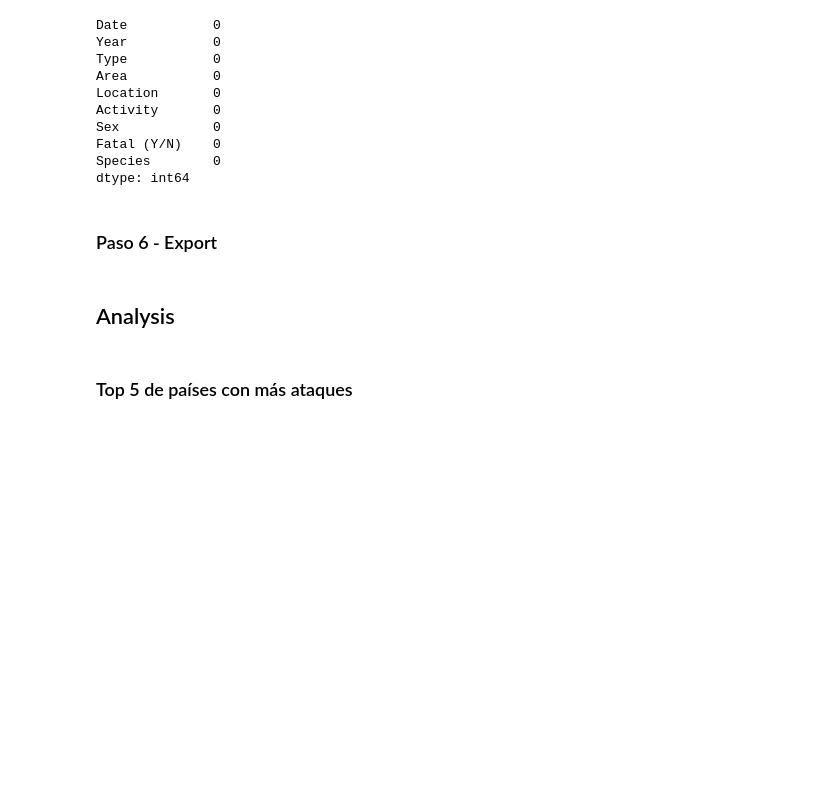
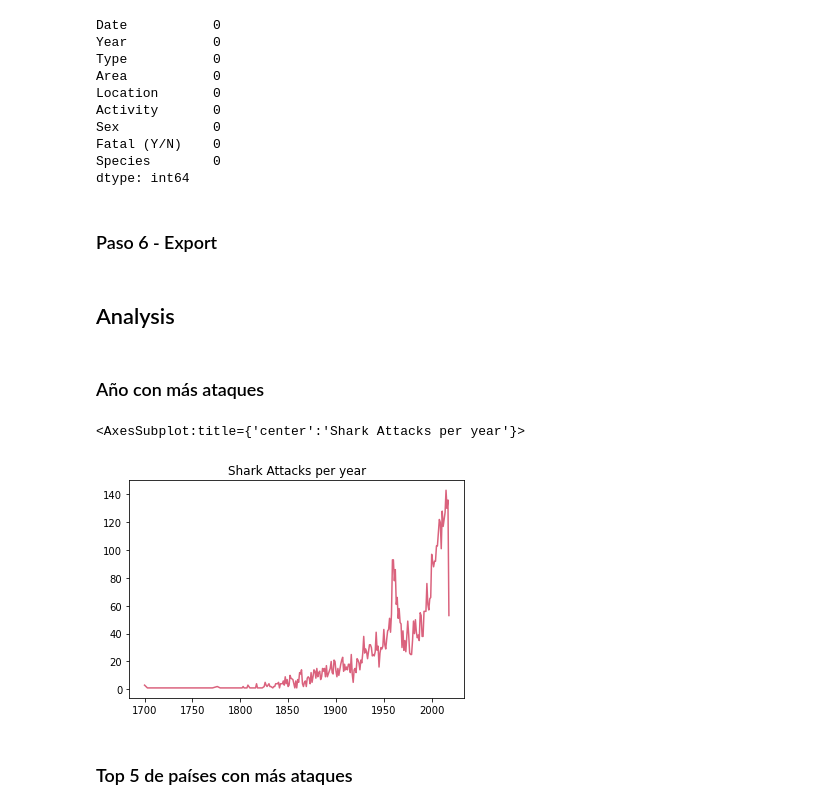
Before and after one commit to ta-datapt-bcn/project-pandas, a Jupyter notebook: data-wrangling.ipynb, the cells around one changed output. Saved outputs shown, nothing was run; the diff lists cells and outputs as text; code cells hidden in the pictures; blank space fills up the shorter version.

```diff
--- a/data-wrangling.ipynb
+++ b/data-wrangling.ipynb
@@ -553,6 +553,14 @@ attacks.to_csv('attacks-clean.csv', sep=',', index=False)
 attacks.reset_index(inplace=True)
 plt.rcParams['figure.figsize'] = (20,8)
 %matplotlib inline
+# %% [markdown]
+### Año con más ataques
+# %%
+years_values = attacks['Year'].value_counts().sort_index()
+years_values.plot(title="Shark Attacks per year", color='#DA627D')
+# %% [output]
+<AxesSubplot:title={'center':'Shark Attacks per year'}>
+[figure, added]
 # %% [markdown]
 ### Top 5 de países con más ataques
 # %%
```
Also changed, not shown: parts of 4 cells of this notebook, 1 other file.
